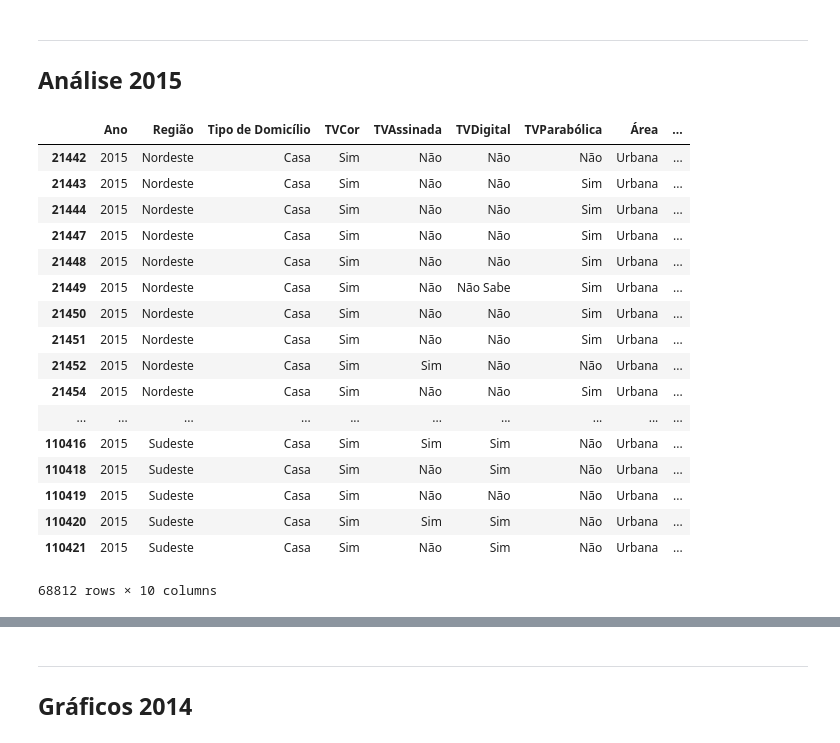
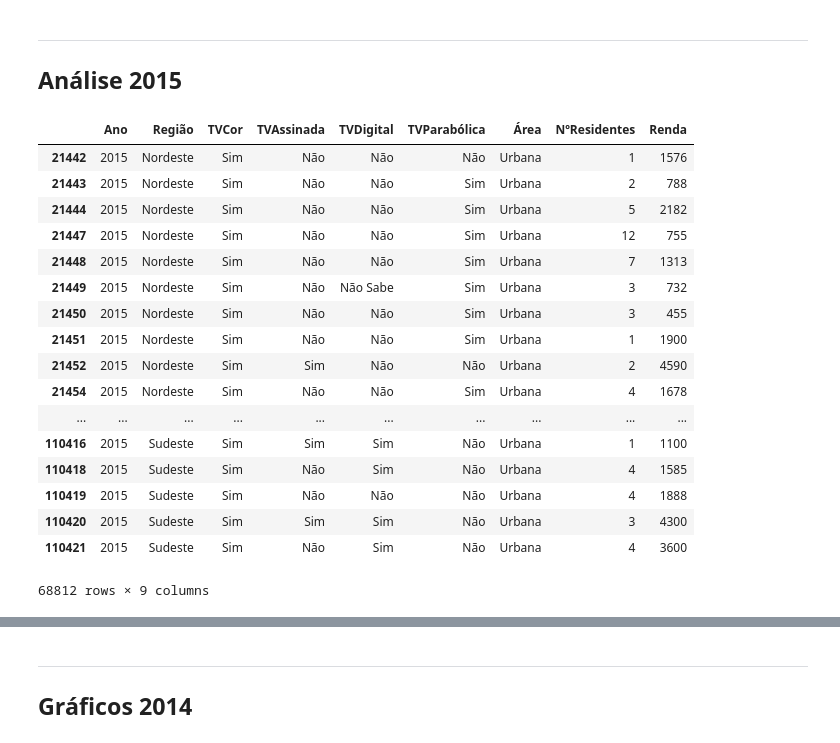
Before and after one commit to ThunderSly/CienciaDados, a Jupyter notebook: Projeto1 Layout.ipynb, the cells around one changed output, grey strips where cells are left out. Cells and saved outputs as stored; diff of their text form; code cells hidden in the pictures.

```diff
--- a/Projeto1 Layout.ipynb
+++ b/Projeto1 Layout.ipynb
@@ -95,55 +148,51 @@ dados2015=pd.read_csv('DOM2015.csv',sep=',')
 dados2015.loc[(dados2015.UF<30),"Regiao"] = "Nordeste"
 dados2015.loc[(dados2015.UF>=31),"Regiao"] = "Sudeste"
 
 dados2015.loc[(dados2015.V4105<4),"Area"] = "Urbana"
 dados2015.loc[(dados2015.V4105>=4),"Area"] = "Rural"
 
-dados2015.V0202 = dados2015.V0202.astype('category')
 dados2015.V0226 = dados2015.V0226.astype('category')
 dados2015.V02272 = dados2015.V02272.astype('category')
 dados2015.V02273 = dados2015.V02273.astype('category')
 dados2015.V02274 = dados2015.V02274.astype('category')
 dados2015.Area = dados2015.Area.astype('category')
 dados2015.Regiao = dados2015.Regiao.astype('category')
 dados2015.V4620 = dados2015.V4620.astype('object')
-dados2015.V4621 = dados2015.V4621.astype('object')
+dados2015.V4614 = dados2015.V4614.astype('object')
 
-
-dados2015.V0202.cat.categories = (["Casa", "Apartamento","Cômodo"])
 dados2015.V0226.cat.categories = (["Sim", "Não"])
 dados2015.V02272.cat.categories = (["Sim", "Não"])
 dados2015.V02273.cat.categories = (["Sim", "Não","Não Sabe"])
 dados2015.V02274.cat.categories = (["Sim", "Não","Não Sabe"])
 
 dados2015 = dados2015[pd.notnull(dados2015["V0226"])]
 
 ut1 = dados2015.Regiao.value_counts(sort=False) #Regiao
 ut2 = dados2015.Area.value_counts(sort=False) #Area
-ut3 = dados2015.V0202.value_counts(sort=False) #Domicilio
 ut4 = dados2015.V0226.value_counts(sort=False) #TV Cor
 ut5 = dados2015.V02272.value_counts(sort=False) #TV Assinada
 ut6 = dados2015.V02273.value_counts(sort=False) #TV Digital
 ut7 = dados2015.V02274.value_counts(sort=False) #TV Parabólica
 
-dados2015.rename(columns={"V0101":"Ano","V0202":"Tipo de Domicílio","V0226":"TVCor","V02272":"TVAssinada","V02273":"TVDigital","V02274":"TVParabólica","V4620":"Nº Residentes","V4621":"Renda per Capita","Area":"Área","Regiao":"Região"}, inplace=True)
+dados2015.rename(columns={"V0101":"Ano","V0226":"TVCor","V02272":"TVAssinada","V02273":"TVDigital","V02274":"TVParabólica","V4620":"NºResidentes","V4614":"Renda","Area":"Área","Regiao":"Região"}, inplace=True)
 
-pd.DataFrame(dados2015.loc[21442:110421,["Ano","Região","Tipo de Domicílio","TVCor","TVAssinada","TVDigital","TVParabólica","Área","Nº Residentes","Renda per Capita"]])
+pd.DataFrame(dados2015.loc[21442:110421,["Ano","Região","TVCor","TVAssinada","TVDigital","TVParabólica","Área","NºResidentes","Renda"]])
 # %% [output]
-|  | Ano | Região | Tipo de Domicílio | TVCor | TVAssinada | TVDigital | TVParabólica | Área | ... |
-| 21442 | 2015 | Nordeste | Casa | Sim | Não | Não | Não | Urbana | ... |
-| 21443 | 2015 | Nordeste | Casa | Sim | Não | Não | Sim | Urbana | ... |
-| 21444 | 2015 | Nordeste | Casa | Sim | Não | Não | Sim | Urbana | ... |
-| 21447 | 2015 | Nordeste | Casa | Sim | Não | Não | Sim | Urbana | ... |
-| 21448 | 2015 | Nordeste | Casa | Sim | Não | Não | Sim | Urbana | ... |
-| 21449 | 2015 | Nordeste | Casa | Sim | Não | Não Sabe | Sim | Urbana | ... |
-| 21450 | 2015 | Nordeste | Casa | Sim | Não | Não | Sim | Urbana | ... |
-| 21451 | 2015 | Nordeste | Casa | Sim | Não | Não | Sim | Urbana | ... |
-| 21452 | 2015 | Nordeste | Casa | Sim | Sim | Não | Não | Urbana | ... |
-| 21454 | 2015 | Nordeste | Casa | Sim | Não | Não | Sim | Urbana | ... |
+|  | Ano | Região | TVCor | TVAssinada | TVDigital | TVParabólica | Área | NºResidentes | Renda |
+| 21442 | 2015 | Nordeste | Sim | Não | Não | Não | Urbana | 1 | 1576 |
+| 21443 | 2015 | Nordeste | Sim | Não | Não | Sim | Urbana | 2 | 788 |
+| 21444 | 2015 | Nordeste | Sim | Não | Não | Sim | Urbana | 5 | 2182 |
+| 21447 | 2015 | Nordeste | Sim | Não | Não | Sim | Urbana | 12 | 755 |
+| 21448 | 2015 | Nordeste | Sim | Não | Não | Sim | Urbana | 7 | 1313 |
+| 21449 | 2015 | Nordeste | Sim | Não | Não Sabe | Sim | Urbana | 3 | 732 |
+| 21450 | 2015 | Nordeste | Sim | Não | Não | Sim | Urbana | 3 | 455 |
+| 21451 | 2015 | Nordeste | Sim | Não | Não | Sim | Urbana | 1 | 1900 |
+| 21452 | 2015 | Nordeste | Sim | Sim | Não | Não | Urbana | 2 | 4590 |
+| 21454 | 2015 | Nordeste | Sim | Não | Não | Sim | Urbana | 4 | 1678 |
 | ... | ... | ... | ... | ... | ... | ... | ... | ... | ... |
-| 110416 | 2015 | Sudeste | Casa | Sim | Sim | Sim | Não | Urbana | ... |
-| 110418 | 2015 | Sudeste | Casa | Sim | Não | Sim | Não | Urbana | ... |
-| 110419 | 2015 | Sudeste | Casa | Sim | Não | Não | Não | Urbana | ... |
-| 110420 | 2015 | Sudeste | Casa | Sim | Sim | Sim | Não | Urbana | ... |
-| 110421 | 2015 | Sudeste | Casa | Sim | Não | Sim | Não | Urbana | ... |
+| 110416 | 2015 | Sudeste | Sim | Sim | Sim | Não | Urbana | 1 | 1100 |
+| 110418 | 2015 | Sudeste | Sim | Não | Sim | Não | Urbana | 4 | 1585 |
+| 110419 | 2015 | Sudeste | Sim | Não | Não | Não | Urbana | 4 | 1888 |
+| 110420 | 2015 | Sudeste | Sim | Sim | Sim | Não | Urbana | 3 | 4300 |
+| 110421 | 2015 | Sudeste | Sim | Não | Sim | Não | Urbana | 4 | 3600 |
-68812 rows × 10 columns
+68812 rows × 9 columns
```
Also changed, not shown: parts of 47 cells of this notebook.
